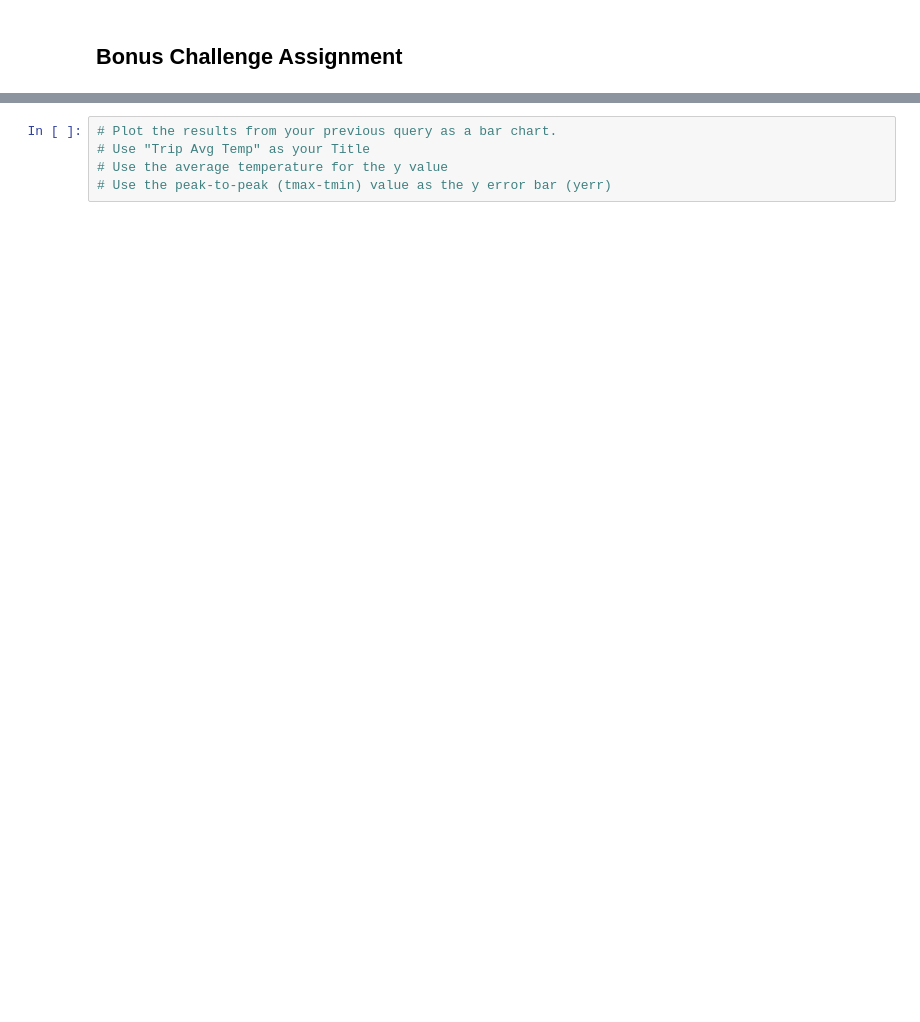
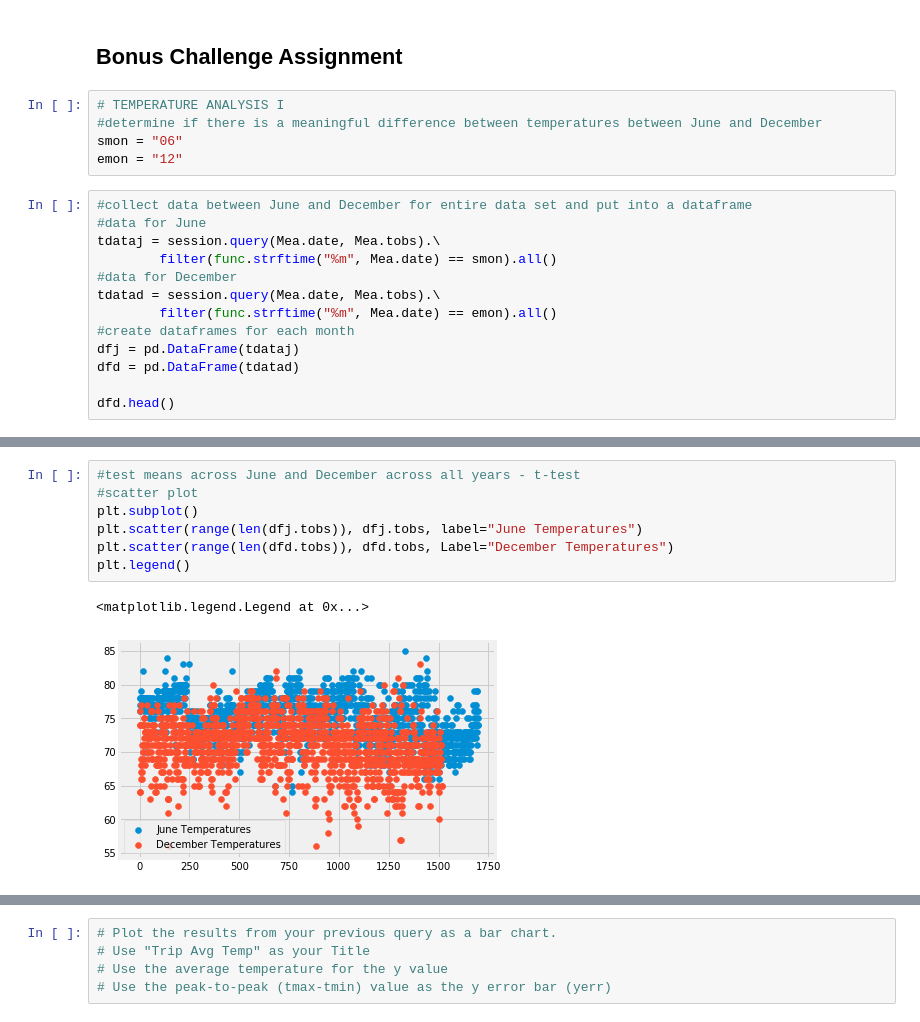
Before and after one commit to RADettmer/sqlalchemy_challenge, a Jupyter notebook: climate_starter.ipynb, the cells around one changed output, grey strips where cells are left out. Drawn from its saved outputs; the diff is of its cells as text; blank space fills up the shorter version.

```diff
--- a/climate_starter.ipynb
+++ b/climate_starter.ipynb
@@ -219,2 +220,20 @@ plt.show()
 # %% [markdown]
 ## Bonus Challenge Assignment
+# %%
+# TEMPERATURE ANALYSIS I
+#determine if there is a meaningful difference between temperatures between June and December
+smon = "06"
+emon = "12"
+# %%
+#collect data between June and December for entire data set and put into a dataframe
+#data for June
+tdataj = session.query(Mea.date, Mea.tobs).\
+        filter(func.strftime("%m", Mea.date) == smon).all()
+#data for December
+tdatad = session.query(Mea.date, Mea.tobs).\
+        filter(func.strftime("%m", Mea.date) == emon).all()
+#create dataframes for each month
+dfj = pd.DataFrame(tdataj)
+dfd = pd.DataFrame(tdatad)
+
+dfd.head()
@@ -220,0 +256,10 @@ plt.show()
+# %%
+#test means across June and December across all years - t-test
+#scatter plot
+plt.subplot()
+plt.scatter(range(len(dfj.tobs)), dfj.tobs, label="June Temperatures")
+plt.scatter(range(len(dfd.tobs)), dfd.tobs, Label="December Temperatures")
+plt.legend()
+# %% [output]
+<matplotlib.legend.Legend at 0x...>
+[figure, added]
```
Also changed, not shown: parts of 24 cells of this notebook, 5 other files.
